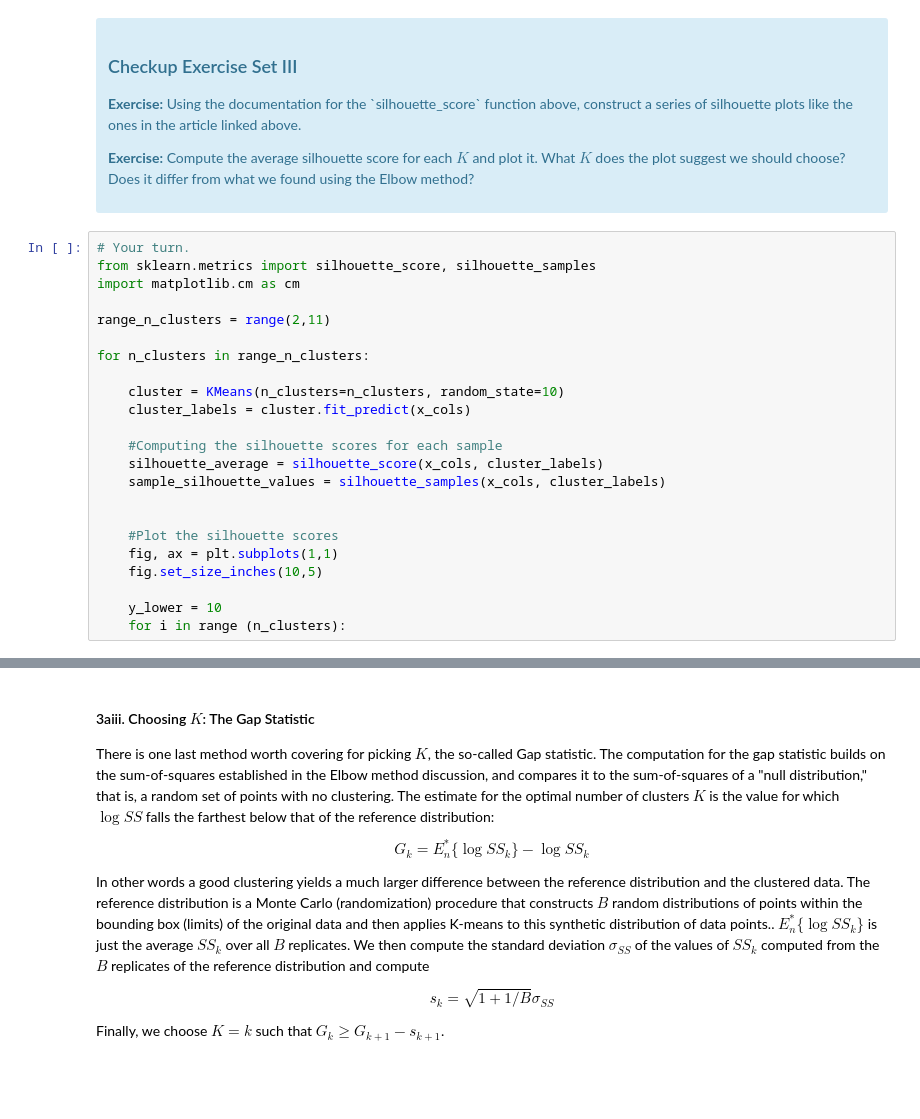
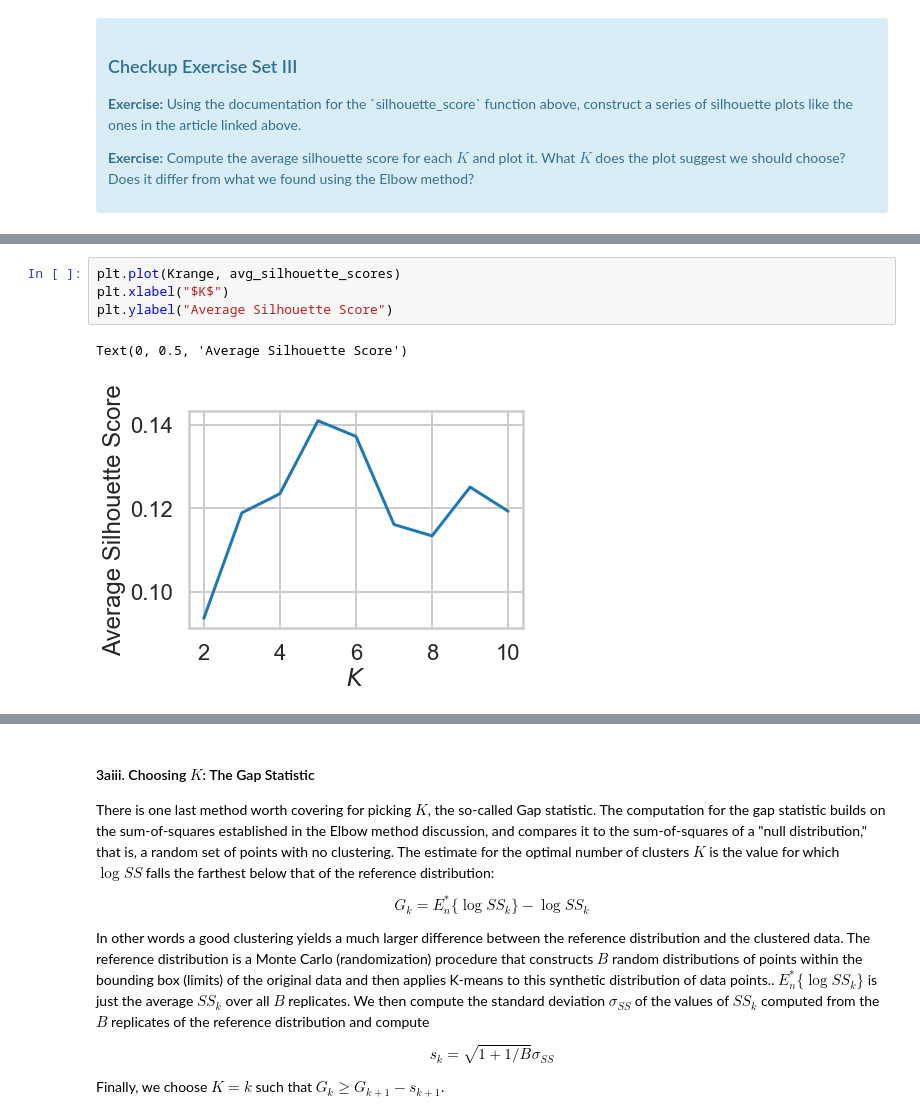
Before and after one commit to AutomationKay/Data-Science-, a Jupyter notebook: Clustering Case Study/Clustering Case Study - Customer Segmentation with K-Means - Tier 3.ipynb, the cells around one changed output, grey strips where cells are left out. Drawn from its saved outputs; the diff is of its cells as text; blank space fills up the shorter version.

```diff
--- a/Clustering Case Study/Clustering Case Study - Customer Segmentation with K-Means - Tier 3.ipynb
+++ b/Clustering Case Study/Clustering Case Study - Customer Segmentation with K-Means - Tier 3.ipynb
@@ -227,26 +219,3 @@ Source: http://www.stat.berkeley.edu/~spector/s133/Clus.html
 
 <p><b>Exercise:</b> Compute the average silhouette score for each $K$ and plot it. What $K$ does the plot suggest we should choose? Does it differ from what we found using the Elbow method?</p>
 </div>
-# %%
-# Your turn.
-from sklearn.metrics import silhouette_score, silhouette_samples
-import matplotlib.cm as cm
-
-range_n_clusters = range(2,11)
-
-for n_clusters in range_n_clusters:
-
-    cluster = KMeans(n_clusters=n_clusters, random_state=10)
-    cluster_labels = cluster.fit_predict(x_cols)
-
-    #Computing the silhouette scores for each sample
-    silhouette_average = silhouette_score(x_cols, cluster_labels)
-    sample_silhouette_values = silhouette_samples(x_cols, cluster_labels)
-
-
-    #Plot the silhouette scores
-    fig, ax = plt.subplots(1,1)
-    fig.set_size_inches(10,5)
-
-    y_lower = 10
-    for i in range (n_clusters):
@@ -252,0 +284,7 @@ for n_clusters in range_n_clusters:
+# %%
+plt.plot(Krange, avg_silhouette_scores)
+plt.xlabel("$K$")
+plt.ylabel("Average Silhouette Score")
+# %% [output]
+Text(0, 0.5, 'Average Silhouette Score')
+[figure, added]
```
Also changed, not shown: parts of 30 cells of this notebook.
